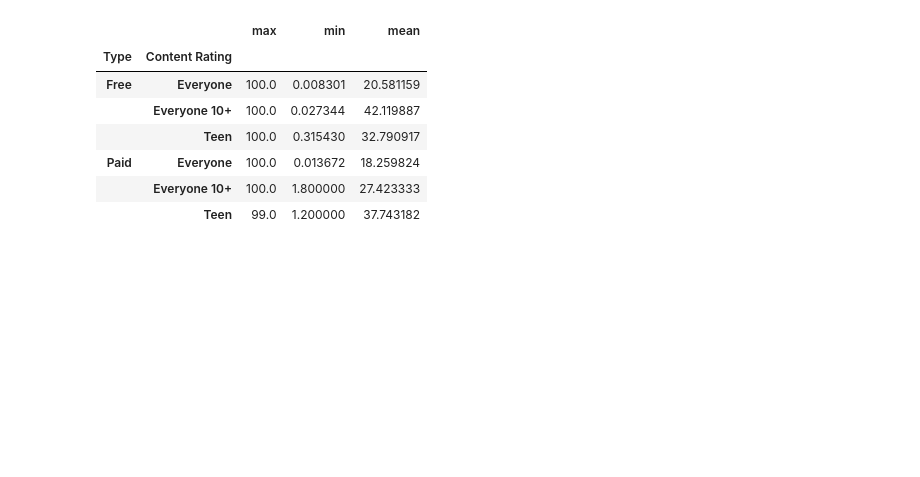
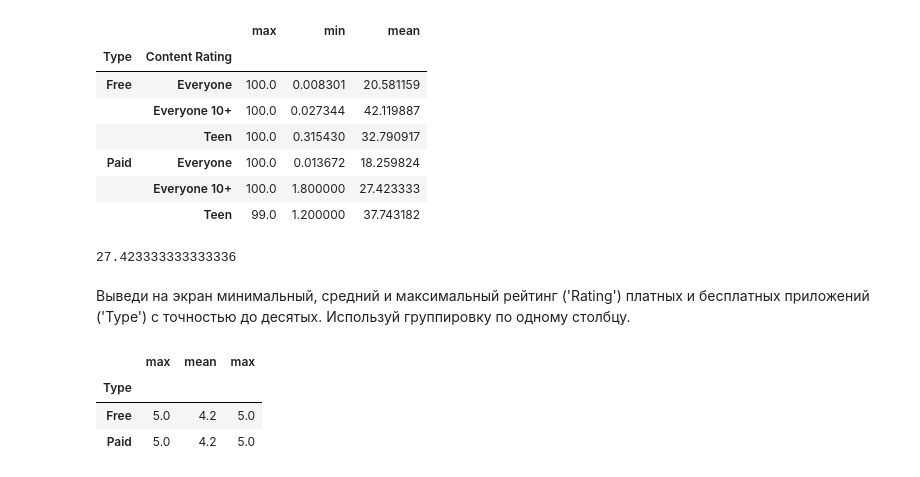
Before and after one commit to Netdaem0n/ALG_data_analyze, a Jupyter notebook: notebooks/lesson2.ipynb, the cells around one changed output. Cells and saved outputs as stored; diff of their text form; code cells hidden in the pictures; blank space fills up the shorter version.

```diff
--- a/notebooks/lesson2.ipynb
+++ b/notebooks/lesson2.ipynb
@@ -164,3 +165,17 @@ df1.groupby(by = ['Type','Content Rating'])['Size'].agg(['max', 'min','mean'])
 | Paid | Everyone | 100.0 | 0.013672 | 18.259824 |
 |  | Everyone 10+ | 100.0 | 1.800000 | 27.423333 |
 |  | Teen | 99.0 | 1.200000 | 37.743182 |
+# %%
+temp['mean']['Paid']['Everyone 10+']
+# %% [output]
+27.423333333333336
+# %% [markdown]
+Выведи на экран минимальный, средний и максимальный рейтинг ('Rating') платных и бесплатных приложений ('Type') с точностью до десятых.
+Используй группировку по одному столбцу.
+# %%
+df1.groupby(by='Type')['Rating'].agg(['max', 'mean', 'max']).round(1)
+# %% [output]
+|  | max | mean | max |
+| Type |  |  |  |
+| Free | 5.0 | 4.2 | 5.0 |
+| Paid | 5.0 | 4.2 | 5.0 |
```
Also changed, not shown: parts of 1 cell of this notebook.
